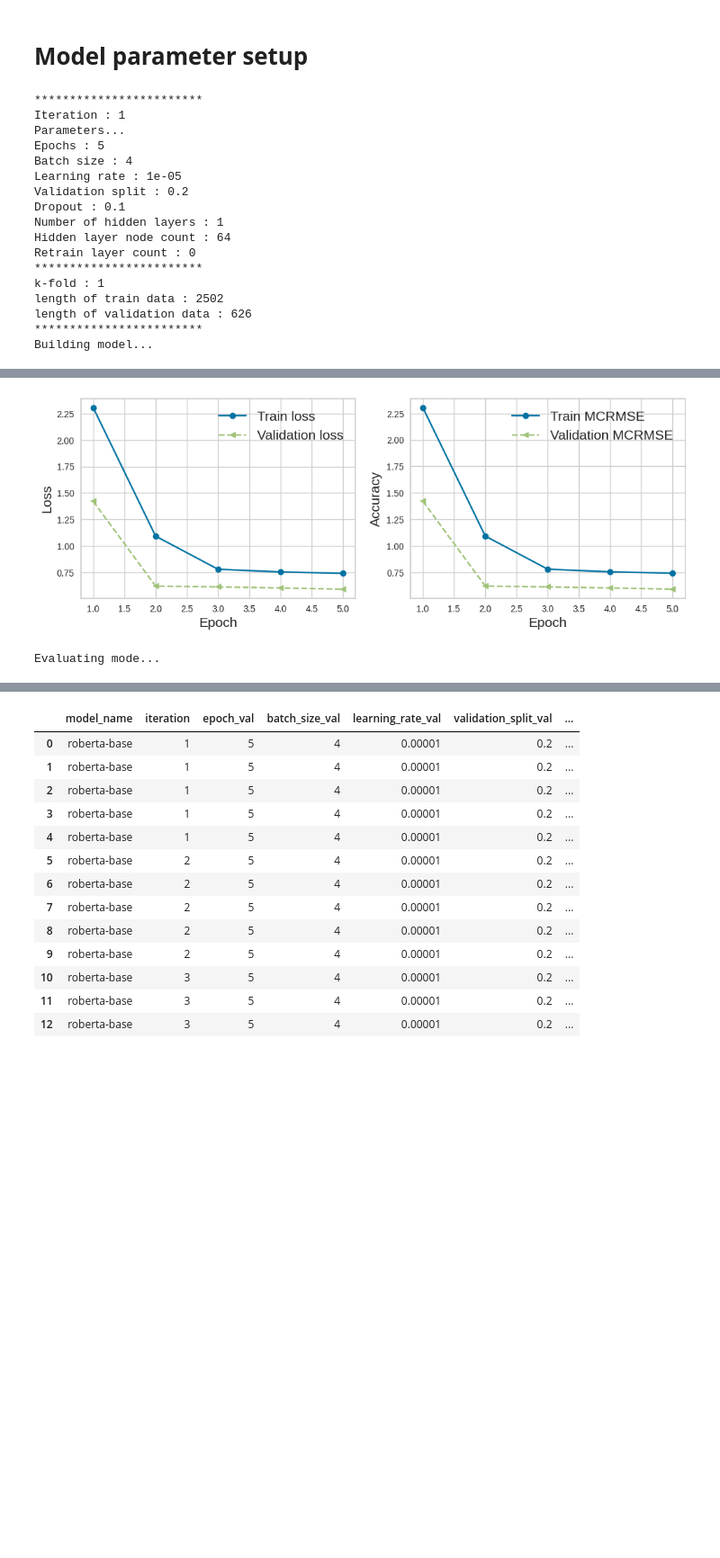
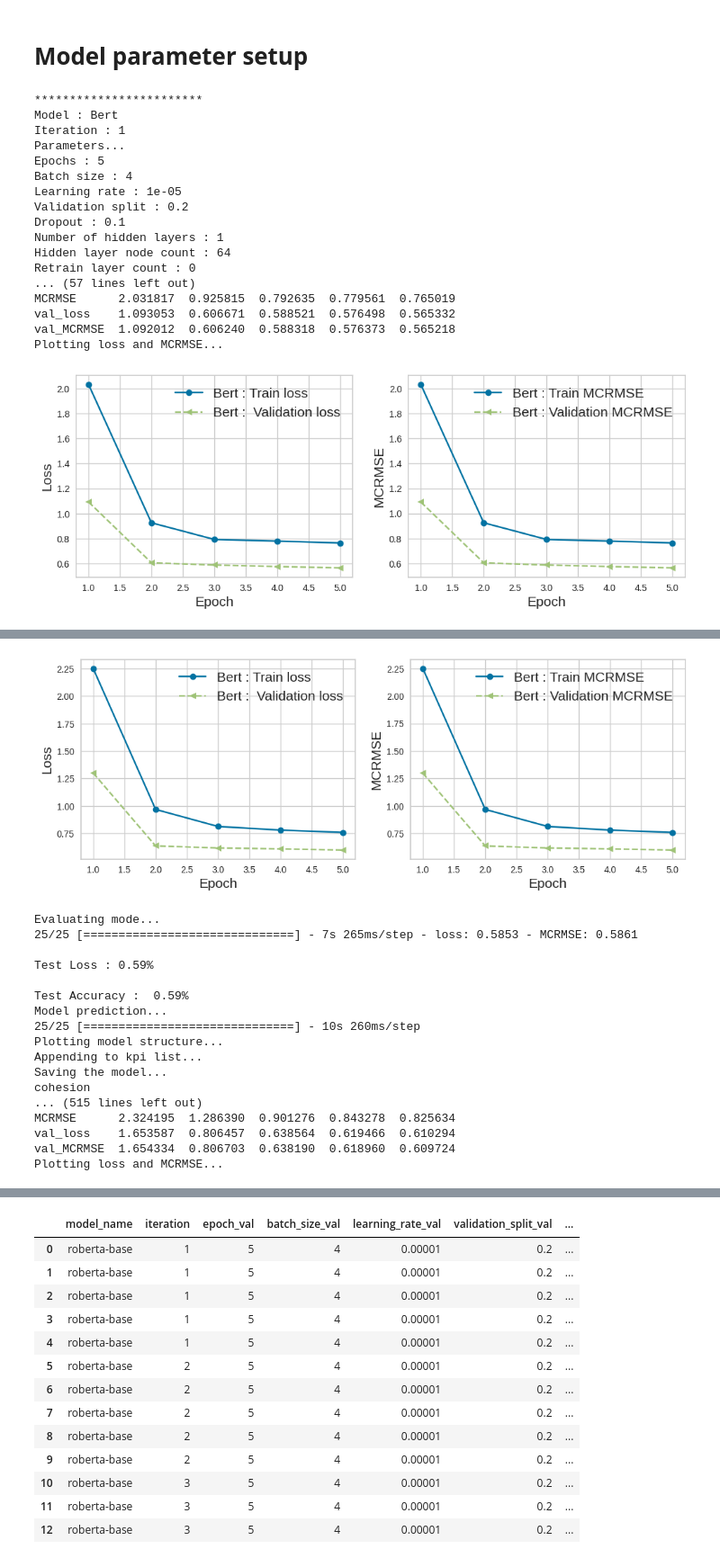
Before and after one commit to srilamaiti/spring_2023_w266_final_project_heesuk_iris_srila, a Jupyter notebook: iris/W266_essay_evaluation_final.ipynb, the cells around one changed output, grey strips where cells are left out. Shown at 90% size. Cells and saved outputs as stored; diff of their text form; code cells hidden in the pictures; blank space fills up the shorter version.

```diff
--- a/iris/W266_essay_evaluation_final.ipynb
+++ b/iris/W266_essay_evaluation_final.ipynb
@@ -351,6 +351,8 @@ def model_fit(model,
         tokenizer = RobertaTokenizer.from_pretrained(ROBERTA_MODEL_CHKPT)
     elif model_name == 'Bertweet':
         tokenizer = AutoTokenizer.from_pretrained(BERTWEET_MODEL_CHKPT)
+    elif model_name == 'Bert':
+        tokenizer = AutoTokenizer.from_pretrained(BERT_MODEL_CHKPT)
 
     train_encoded_input_ids, train_encoded_attention_masks = text_encode(df_train.iloc[list(train_indices)]['full_text'], tokenizer, MAX_LEN)
     val_encoded_input_ids, val_encoded_attention_masks = text_encode(df_train.iloc[list(val_indices)]['full_text'], tokenizer, MAX_LEN)
@@ -515,7 +517,7 @@ random_state = 2023
 MAX_LEN = 128
 mse_loss = MCRMSE
 mse_metrics = MCRMSE
-model_list = ['Bert', 'Bertweet'] # Roberta
+model_name_list = ['Bert', 'Bertweet'] # Roberta
 
 # Variable parameters
 epochs = 5
@@ -1247,14 +1249,14 @@ len(df_compare_v1[df_compare_v1["character_count"]<280])
 # %% [output]
 0
 # %%
-# # Predicting too high or low for every score?
+# Predicting too high or low for every score?
 
-# for component in label_cols:
-#   print(component)
-#   print("% Predicting the same: " + str(len(df_compare_v1.query("transformed_pred_"+component+"==1 & "+component+"==1"))/len(df_compare_v1[component+"==1"])))
-#   # print("% Predicted correctly: " + str(len(df_compare_v1.query("transformed_pred_"+component+"=="+component))/len(df_compare_v1)))
-#   # print("% Predicting too low: " + str(len(df_compare_v1.query("transformed_pred_"+component+"<"+component))/len(df_compare_v1)))
-#   print("****")
+for component in label_cols:
+  print(component)
+  print("% Predicting the same: " + str(len(df_compare_v1.query("transformed_pred_"+component+"==1 & "+component+"==1"))/len(df_compare_v1[component+"==1"])))
+  # print("% Predicted correctly: " + str(len(df_compare_v1.query("transformed_pred_"+component+"=="+component))/len(df_compare_v1)))
+  # print("% Predicting too low: " + str(len(df_compare_v1.query("transformed_pred_"+component+"<"+component))/len(df_compare_v1)))
+  print("****")
 # %% [markdown]
 Concat
 # %%
@@ -1416,11 +1418,20 @@ for param_val_model_name in model_name_list:
             print(f"length of train data : {len(train_indices)}")
             print(f"length of validation data : {len(val_indices)}")
             print("************************")
+            set_config_param(20230214)
+
+            # Building the tokenizer for the given model
+            if param_val_model_name == 'Roberta':
+                tokenizer = RobertaTokenizer.from_pretrained(ROBERTA_MODEL_CHKPT)
+            elif param_val_model_name == 'Bertweet':
+                tokenizer = AutoTokenizer.from_pretrained(BERTWEET_MODEL_CHKPT)
+            elif param_val_model_name == 'Bert':
+                tokenizer = AutoTokenizer.from_pretrained(BERT_MODEL_CHKPT)
 
             # Model building
             print("Building model...")
             regression_model = build_regression_model(loss                    = 'MCRMSE',
-                                                      param_val_model_name    = model_name,
+                                                      model_name              = param_val_model_name,
                                                       dense_dim               = dense_dim,
                                                       MAX_LEN                 = MAX_LEN,
                                                       learning_rate           = param_val_learning_rate,
@@ -1454,7 +1465,7 @@ for param_val_model_name in model_name_list:
             # Prep for model evaluation with test data
             print("Evaluating mode...")
             test_encoded_input_ids, test_encoded_attention_masks = text_encode(texts      = df_test['full_text'],
-                                                                               model_name = param_val_model_name,
+                                                                               tokenizer = tokenizer,
                                                                                max_len    = MAX_LEN
                                                                               )
             # Model evaluation
@@ -1490,37 +1501,51 @@ for param_val_model_name in model_name_list:
                          'validation_split'            : param_val_validation_split,
                          'dropout'                     : param_val_dropout,
                          'number_of_hidden_layers'     : param_val_number_of_hidden_layers,
                          'hidden_layer_node_count'     : param_val_hidden_layer_node_count,
                          'retrain_layer_count'         : param_val_retrain_layer_count,
                          'fold'                        : kfold + 1,
                          'train_loss'                  : df_history.iloc[-1][0],
                          'train_accuracy'              : df_history.iloc[-1][1],
                          'val_loss'                    : df_history.iloc[-1][2],
                          'val_accuracy'                : df_history.iloc[-1][3],
                          'test_loss'                   : test_loss,
                          'test_accuracy'               : test_accuracy
                         }
             MCRMSE_list.append(temp_dict)
 
             # Saving the model
             print("Saving the model...")
-            model_file_name = 'regression_model_' + param_val_model_name.tolower() + '_iter_' + str(idx + 1) + '_kfold_' + str(kfold + 1) + ".h5"
+            model_file_name = 'regression_model_' + param_val_model_name.lower() + '_iter_' + str(idx + 1) + '_kfold_' + str(kfold + 1) + ".h5"
             regression_model.save(model_file_name)
+
+            for label in label_cols:
+              print(label)
+              hall_of_fame(df_comparison,label,1)
+              print("************************")
+              hall_of_shame(df_comparison,label,1)
+              print("************************")
+            for component in label_cols:
+              print(component)
+              print("% Predicted too high: " + str(len(df_comparison.query("transformed_pred_"+component+">"+component))/len(df_comparison)))
+              print("% Predicted correctly: " + str(len(df_comparison.query("transformed_pred_"+component+"=="+component))/len(df_comparison)))
+              print("% Predicted too low: " + str(len(df_comparison.query("transformed_pred_"+component+"<"+component))/len(df_comparison)))
+              print("****")
 # %% [output]
 ************************
+Model : Bert
 Iteration : 1
 Parameters...
 Epochs : 5
 Batch size : 4
 Learning rate : 1e-05
 Validation split : 0.2
 Dropout : 0.1
 Number of hidden layers : 1
 Hidden layer node count : 64
 Retrain layer count : 0
-************************
-k-fold : 1
-length of train data : 2502
-length of validation data : 626
-************************
-Building model...
+... (57 lines left out)
+MCRMSE      2.031817  0.925815  0.792635  0.779561  0.765019
+val_loss    1.093053  0.606671  0.588521  0.576498  0.565332
+val_MCRMSE  1.092012  0.606240  0.588318  0.576373  0.565218
+Plotting loss and MCRMSE...
+[figure, new version]
@@ -1543,3 +1568,19 @@ val_MCRMSE  1.421811  0.620333  0.612671  0.601726  0.591192
 Plotting loss and MCRMSE...
-[figure, old version]
+[figure, new version]
 Evaluating mode...
+25/25 [==============================] - 7s 265ms/step - loss: 0.5853 - MCRMSE: 0.5861
+
+Test Loss : 0.59%
+
+Test Accuracy :  0.59%
+Model prediction...
+25/25 [==============================] - 10s 260ms/step
+Plotting model structure...
+Appending to kpi list...
+Saving the model...
+cohesion
+... (515 lines left out)
+MCRMSE      2.324195  1.286390  0.901276  0.843278  0.825634
+val_loss    1.653587  0.806457  0.638564  0.619466  0.610294
+val_MCRMSE  1.654334  0.806703  0.638190  0.618960  0.609724
+Plotting loss and MCRMSE...
```
Also changed, not shown: parts of 9 cells of this notebook.
